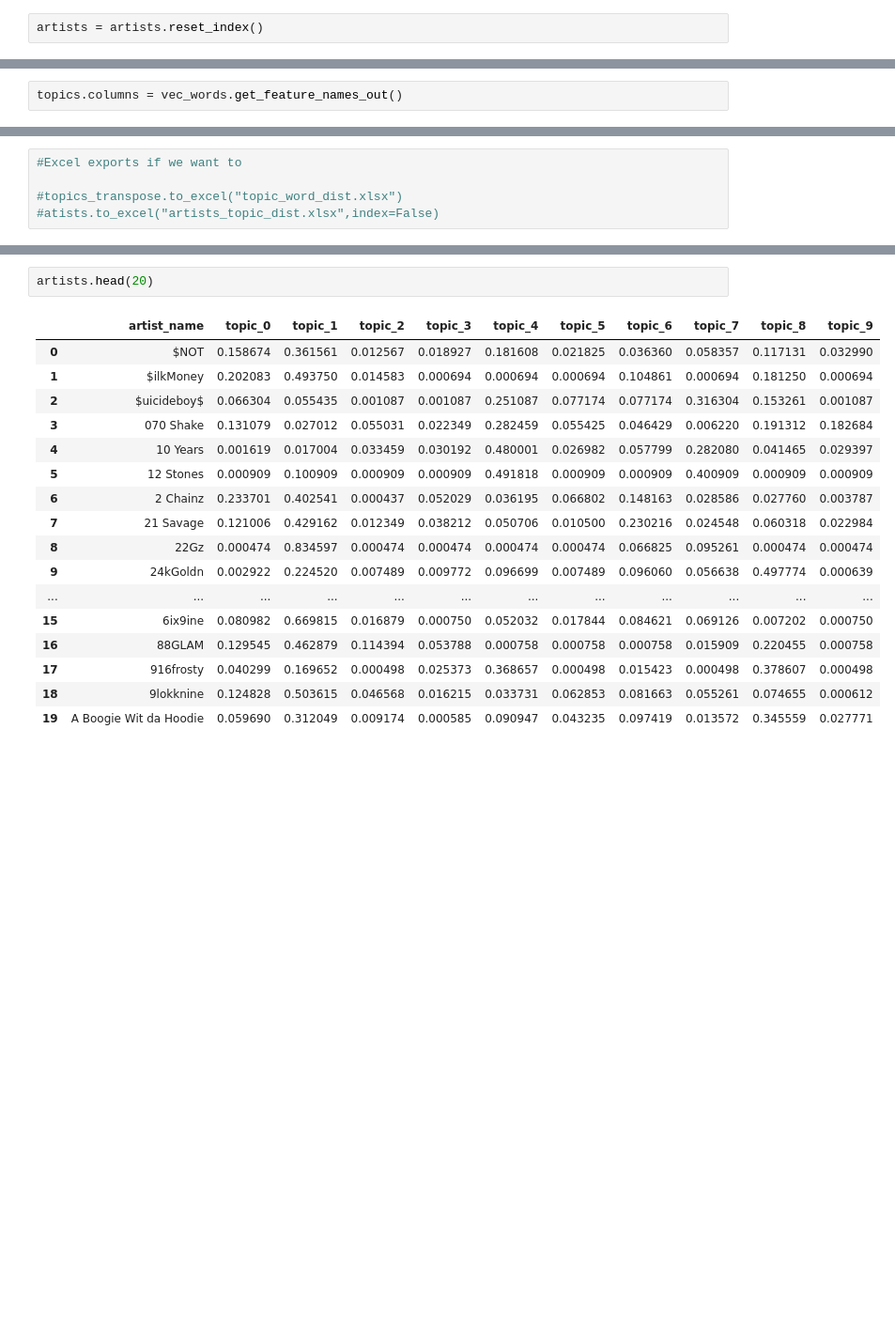
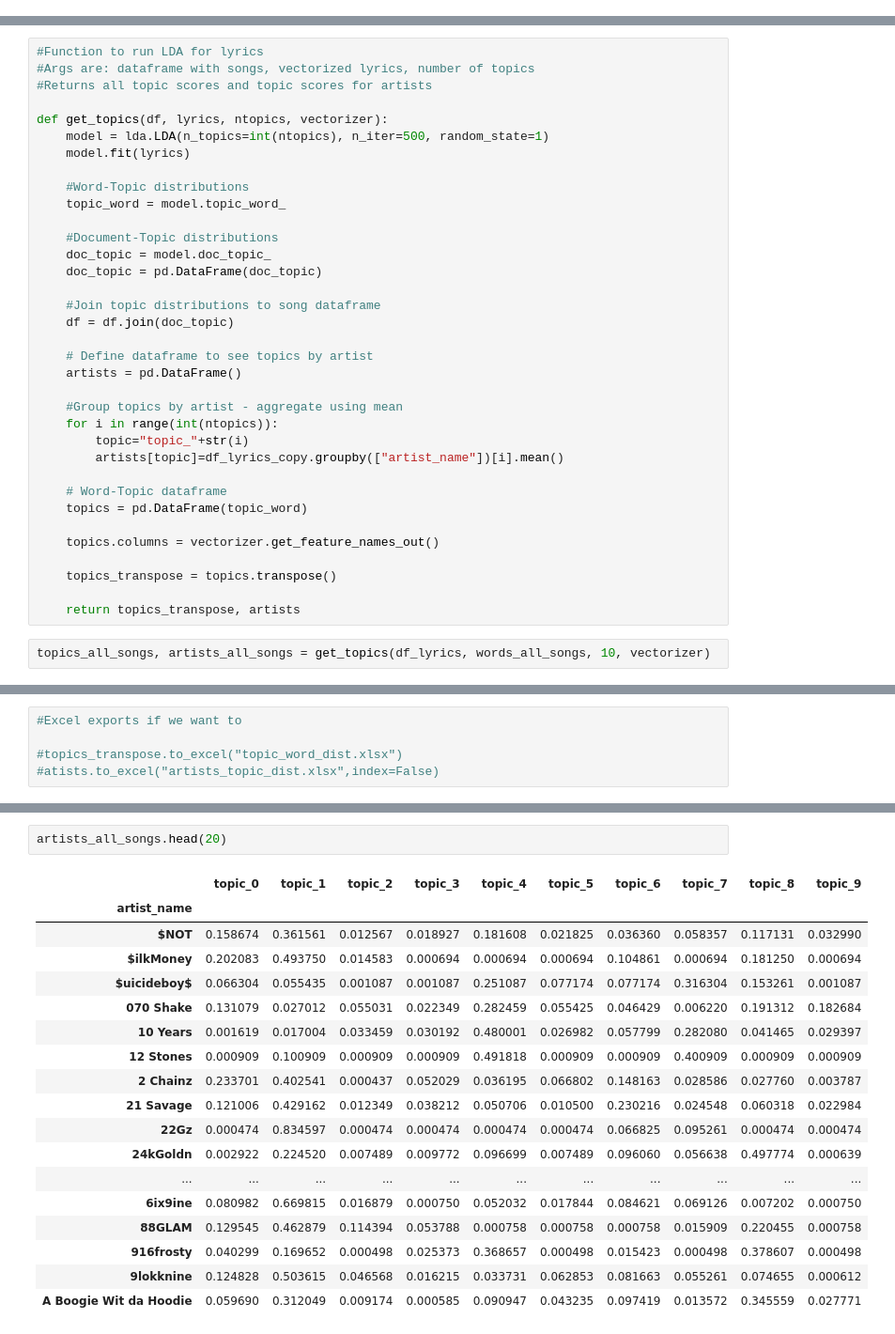
Before and after one commit to zack-tan/music-lyrics-analysis, a Jupyter notebook: Feature2Louis.ipynb, the cells around one changed output, grey strips where cells are left out. Shown: that part at 94% size. Saved outputs shown, nothing was run; the diff lists cells and outputs as text; blank space fills up the shorter version.

Commit message:
functions added

```diff
--- a/Feature2Louis.ipynb
+++ b/Feature2Louis.ipynb
@@ -169,2 +114,0 @@ for i in range(int(ntopics)):
-# %%
-artists = artists.reset_index()
@@ -174,2 +114,0 @@ topics = pd.DataFrame(topic_word)
-# %%
-topics.columns = vec_words.get_feature_names_out()
@@ -193,0 +115,37 @@ topics_transpose
+# %%
+#Function to run LDA for lyrics
+#Args are: dataframe with songs, vectorized lyrics, number of topics
+#Returns all topic scores and topic scores for artists
+
+def get_topics(df, lyrics, ntopics, vectorizer):
+    model = lda.LDA(n_topics=int(ntopics), n_iter=500, random_state=1)
+    model.fit(lyrics)
+
+    #Word-Topic distributions
+    topic_word = model.topic_word_
+
+    #Document-Topic distributions
+    doc_topic = model.doc_topic_
+    doc_topic = pd.DataFrame(doc_topic)
+
+    #Join topic distributions to song dataframe
+    df = df.join(doc_topic)
+
+    # Define dataframe to see topics by artist
+    artists = pd.DataFrame()
+
+    #Group topics by artist - aggregate using mean
+    for i in range(int(ntopics)):
+        topic="topic_"+str(i)
+        artists[topic]=df_lyrics_copy.groupby(["artist_name"])[i].mean()
+
+    # Word-Topic dataframe
+    topics = pd.DataFrame(topic_word)
+
+    topics.columns = vectorizer.get_feature_names_out()
+
+    topics_transpose = topics.transpose()
+
+    return topics_transpose, artists
+# %%
+topics_all_songs, artists_all_songs = get_topics(df_lyrics, words_all_songs, 10, vectorizer)
@@ -367,20 +193,21 @@ Name: 7, dtype: float64
 # %%
-artists.head(20)
+artists_all_songs.head(20)
 # %% [output]
-|  | artist_name | topic_0 | topic_1 | topic_2 | topic_3 | topic_4 | topic_5 | topic_6 | topic_7 | topic_8 | topic_9 |
-| 0 | $NOT | 0.158674 | 0.361561 | 0.012567 | 0.018927 | 0.181608 | 0.021825 | 0.036360 | 0.058357 | 0.117131 | 0.032990 |
-| 1 | $ilkMoney | 0.202083 | 0.493750 | 0.014583 | 0.000694 | 0.000694 | 0.000694 | 0.104861 | 0.000694 | 0.181250 | 0.000694 |
-| 2 | $uicideboy$ | 0.066304 | 0.055435 | 0.001087 | 0.001087 | 0.251087 | 0.077174 | 0.077174 | 0.316304 | 0.153261 | 0.001087 |
-| 3 | 070 Shake | 0.131079 | 0.027012 | 0.055031 | 0.022349 | 0.282459 | 0.055425 | 0.046429 | 0.006220 | 0.191312 | 0.182684 |
-| 4 | 10 Years | 0.001619 | 0.017004 | 0.033459 | 0.030192 | 0.480001 | 0.026982 | 0.057799 | 0.282080 | 0.041465 | 0.029397 |
-| 5 | 12 Stones | 0.000909 | 0.100909 | 0.000909 | 0.000909 | 0.491818 | 0.000909 | 0.000909 | 0.400909 | 0.000909 | 0.000909 |
-| 6 | 2 Chainz | 0.233701 | 0.402541 | 0.000437 | 0.052029 | 0.036195 | 0.066802 | 0.148163 | 0.028586 | 0.027760 | 0.003787 |
-| 7 | 21 Savage | 0.121006 | 0.429162 | 0.012349 | 0.038212 | 0.050706 | 0.010500 | 0.230216 | 0.024548 | 0.060318 | 0.022984 |
-| 8 | 22Gz | 0.000474 | 0.834597 | 0.000474 | 0.000474 | 0.000474 | 0.000474 | 0.066825 | 0.095261 | 0.000474 | 0.000474 |
-| 9 | 24kGoldn | 0.002922 | 0.224520 | 0.007489 | 0.009772 | 0.096699 | 0.007489 | 0.096060 | 0.056638 | 0.497774 | 0.000639 |
-| ... | ... | ... | ... | ... | ... | ... | ... | ... | ... | ... | ... |
-| 15 | 6ix9ine | 0.080982 | 0.669815 | 0.016879 | 0.000750 | 0.052032 | 0.017844 | 0.084621 | 0.069126 | 0.007202 | 0.000750 |
-| 16 | 88GLAM | 0.129545 | 0.462879 | 0.114394 | 0.053788 | 0.000758 | 0.000758 | 0.000758 | 0.015909 | 0.220455 | 0.000758 |
-| 17 | 916frosty | 0.040299 | 0.169652 | 0.000498 | 0.025373 | 0.368657 | 0.000498 | 0.015423 | 0.000498 | 0.378607 | 0.000498 |
-| 18 | 9lokknine | 0.124828 | 0.503615 | 0.046568 | 0.016215 | 0.033731 | 0.062853 | 0.081663 | 0.055261 | 0.074655 | 0.000612 |
-| 19 | A Boogie Wit da Hoodie | 0.059690 | 0.312049 | 0.009174 | 0.000585 | 0.090947 | 0.043235 | 0.097419 | 0.013572 | 0.345559 | 0.027771 |
+|  | topic_0 | topic_1 | topic_2 | topic_3 | topic_4 | topic_5 | topic_6 | topic_7 | topic_8 | topic_9 |
+| artist_name |  |  |  |  |  |  |  |  |  |  |
+| $NOT | 0.158674 | 0.361561 | 0.012567 | 0.018927 | 0.181608 | 0.021825 | 0.036360 | 0.058357 | 0.117131 | 0.032990 |
+| $ilkMoney | 0.202083 | 0.493750 | 0.014583 | 0.000694 | 0.000694 | 0.000694 | 0.104861 | 0.000694 | 0.181250 | 0.000694 |
+| $uicideboy$ | 0.066304 | 0.055435 | 0.001087 | 0.001087 | 0.251087 | 0.077174 | 0.077174 | 0.316304 | 0.153261 | 0.001087 |
+| 070 Shake | 0.131079 | 0.027012 | 0.055031 | 0.022349 | 0.282459 | 0.055425 | 0.046429 | 0.006220 | 0.191312 | 0.182684 |
+| 10 Years | 0.001619 | 0.017004 | 0.033459 | 0.030192 | 0.480001 | 0.026982 | 0.057799 | 0.282080 | 0.041465 | 0.029397 |
+| 12 Stones | 0.000909 | 0.100909 | 0.000909 | 0.000909 | 0.491818 | 0.000909 | 0.000909 | 0.400909 | 0.000909 | 0.000909 |
+| 2 Chainz | 0.233701 | 0.402541 | 0.000437 | 0.052029 | 0.036195 | 0.066802 | 0.148163 | 0.028586 | 0.027760 | 0.003787 |
+| 21 Savage | 0.121006 | 0.429162 | 0.012349 | 0.038212 | 0.050706 | 0.010500 | 0.230216 | 0.024548 | 0.060318 | 0.022984 |
+| 22Gz | 0.000474 | 0.834597 | 0.000474 | 0.000474 | 0.000474 | 0.000474 | 0.066825 | 0.095261 | 0.000474 | 0.000474 |
+| 24kGoldn | 0.002922 | 0.224520 | 0.007489 | 0.009772 | 0.096699 | 0.007489 | 0.096060 | 0.056638 | 0.497774 | 0.000639 |
+| ... | ... | ... | ... | ... | ... | ... | ... | ... | ... | ... |
+| 6ix9ine | 0.080982 | 0.669815 | 0.016879 | 0.000750 | 0.052032 | 0.017844 | 0.084621 | 0.069126 | 0.007202 | 0.000750 |
+| 88GLAM | 0.129545 | 0.462879 | 0.114394 | 0.053788 | 0.000758 | 0.000758 | 0.000758 | 0.015909 | 0.220455 | 0.000758 |
+| 916frosty | 0.040299 | 0.169652 | 0.000498 | 0.025373 | 0.368657 | 0.000498 | 0.015423 | 0.000498 | 0.378607 | 0.000498 |
+| 9lokknine | 0.124828 | 0.503615 | 0.046568 | 0.016215 | 0.033731 | 0.062853 | 0.081663 | 0.055261 | 0.074655 | 0.000612 |
+| A Boogie Wit da Hoodie | 0.059690 | 0.312049 | 0.009174 | 0.000585 | 0.090947 | 0.043235 | 0.097419 | 0.013572 | 0.345559 | 0.027771 |
```
Also changed, not shown: parts of 43 cells of this notebook.
